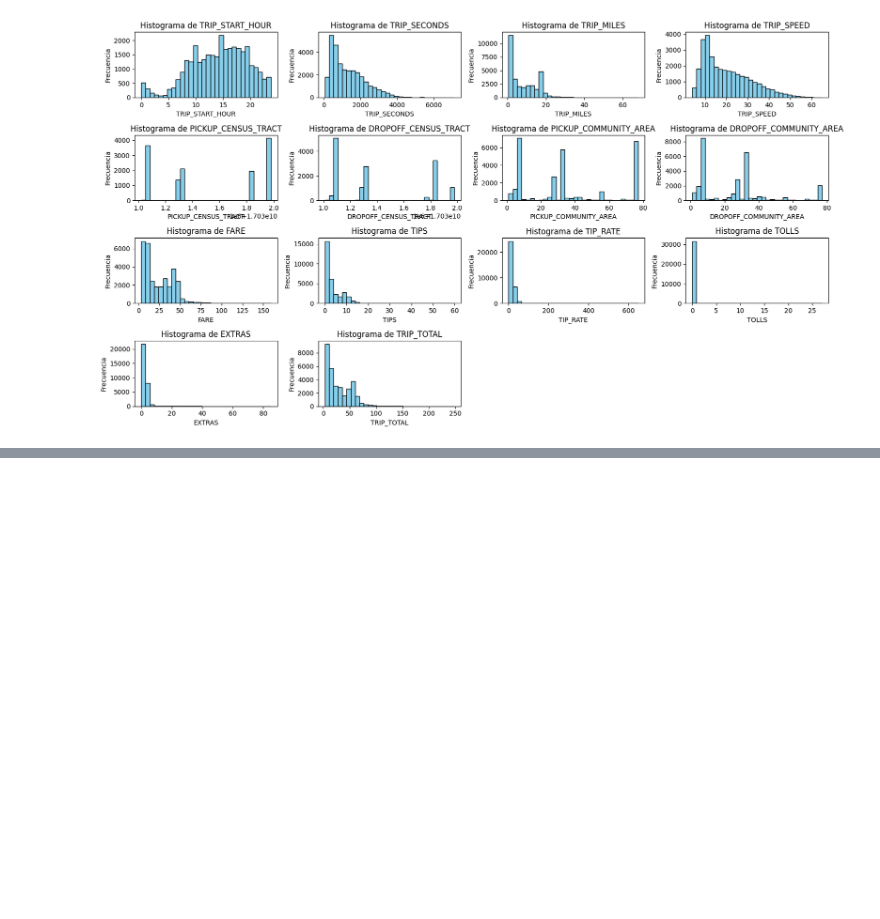
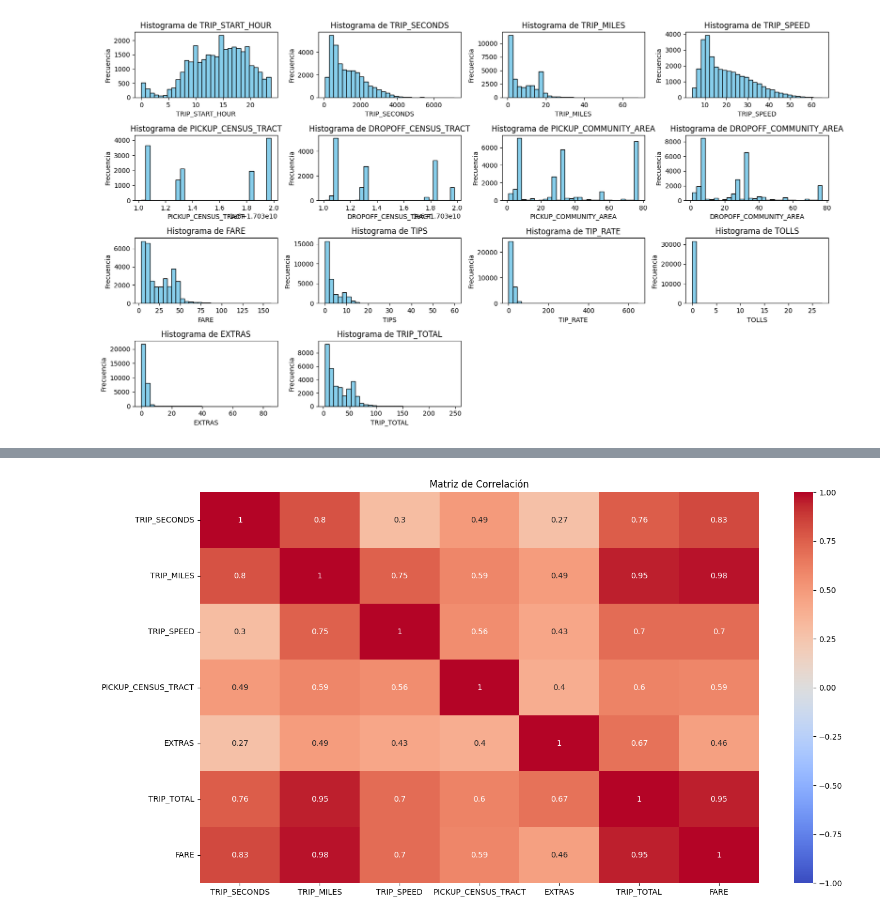
Before and after one commit to Alba251/learning_ia, a Jupyter notebook: regresionlinealMio.ipynb, the cells around one changed output, grey strips where cells are left out. Cells and saved outputs as stored; diff of their text form; code cells hidden in the pictures; blank space fills up the shorter version.

```diff
--- a/regresionlinealMio.ipynb
+++ b/regresionlinealMio.ipynb
@@ -68,8 +69,10 @@ chicago_taxi_dataset.head(200)
 # %%
 #Hacemos un resumen de los datos separando entre variables cualitativas y cuantitativas
 
-data_quantitative = chicago_taxi_dataset.drop(['COMPANY', 'PAYMENT_TYPE', 'TRIP_START_TIMESTAMP','TRIP_END_TIMESTAMP'],axis = 1).describe()
-print('Quantitative data: ',data_quantitative)
+data_quantitative = chicago_taxi_dataset.drop(['COMPANY', 'PAYMENT_TYPE', 'TRIP_START_TIMESTAMP','TRIP_END_TIMESTAMP'], axis = 1)
+data_quantitative_sumary = chicago_taxi_dataset.drop(['COMPANY', 'PAYMENT_TYPE', 'TRIP_START_TIMESTAMP','TRIP_END_TIMESTAMP'],axis = 1).describe()
+
+print('Quantitative data: ',data_quantitative_sumary)
 
 data_qualitative = chicago_taxi_dataset[['COMPANY', 'PAYMENT_TYPE', 'TRIP_START_TIMESTAMP','TRIP_END_TIMESTAMP']].describe()
 print('Qualitative data:', data_qualitative)
@@ -116,0 +237,10 @@ plt.show()
+# %%
+#Una vez identificadas las variables más importantes analizaremos la colinealidad entre estas variables para evitar confundir al modelo
+
+corr_matrix = data_quantitative[['TRIP_SECONDS','TRIP_MILES','TRIP_SPEED','PICKUP_CENSUS_TRACT','EXTRAS','TRIP_TOTAL','FARE']].corr()
+plt.figure(figsize= (16,9))
+sns.heatmap(corr_matrix, annot=True, cmap='coolwarm', vmin=-1, vmax=1)
+plt.title('Matriz de Correlación')
+plt.show()
+# %% [output]
+[figure, added]
```
Also changed, not shown: parts of 8 cells of this notebook.
